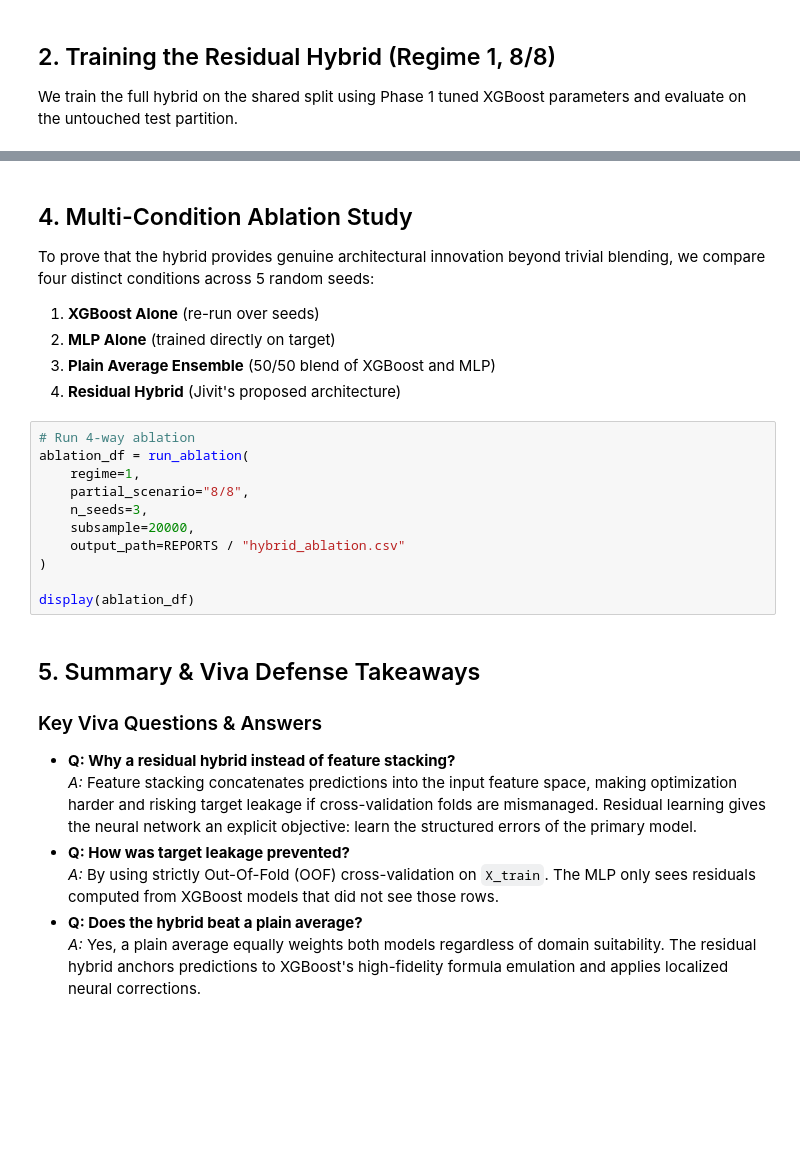
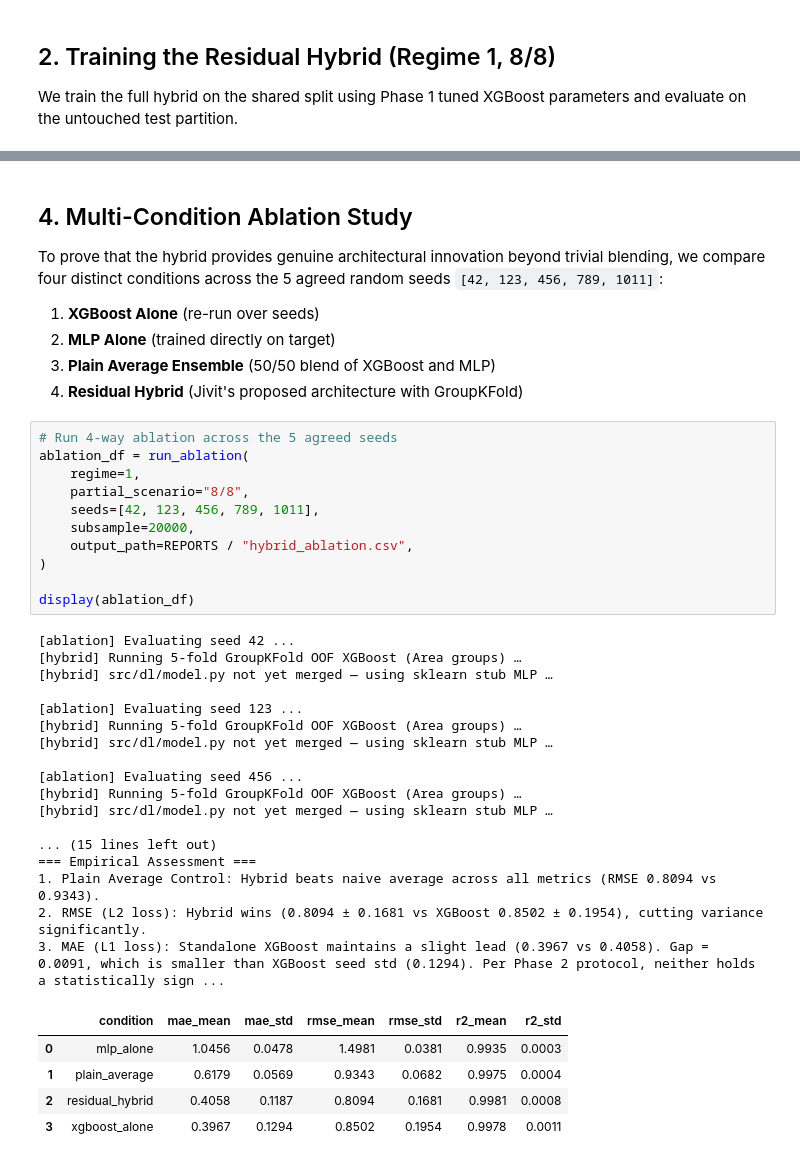
Before and after one commit to Taj-2005/water_quality_prediction, a Jupyter notebook: notebooks/15_hybrid.ipynb, the cells around one changed output, grey strips where cells are left out. Saved outputs shown, nothing was run; the diff lists cells and outputs as text; blank space fills up the shorter version.

```diff
--- a/notebooks/15_hybrid.ipynb
+++ b/notebooks/15_hybrid.ipynb
@@ -96,28 +109,41 @@ plt.show()
 # %% [markdown]
 ## 4. Multi-Condition Ablation Study
-To prove that the hybrid provides genuine architectural innovation beyond trivial blending, we compare four distinct conditions across 5 random seeds:
+To prove that the hybrid provides genuine architectural innovation beyond trivial blending, we compare four distinct conditions across the 5 agreed random seeds `[42, 123, 456, 789, 1011]`:
 1. **XGBoost Alone** (re-run over seeds)
 2. **MLP Alone** (trained directly on target)
 3. **Plain Average Ensemble** (50/50 blend of XGBoost and MLP)
-4. **Residual Hybrid** (Jivit's proposed architecture)
+4. **Residual Hybrid** (Jivit's proposed architecture with GroupKFold)
 # %%
-# Run 4-way ablation
+# Run 4-way ablation across the 5 agreed seeds
 ablation_df = run_ablation(
     regime=1,
     partial_scenario="8/8",
-    n_seeds=3,
+    seeds=[42, 123, 456, 789, 1011],
     subsample=20000,
-    output_path=REPORTS / "hybrid_ablation.csv"
+    output_path=REPORTS / "hybrid_ablation.csv",
 )
 
 display(ablation_df)
+# %% [output]
+[ablation] Evaluating seed 42 ...
+[hybrid] Running 5-fold GroupKFold OOF XGBoost (Area groups) …
+[hybrid] src/dl/model.py not yet merged — using sklearn stub MLP …
+
+[ablation] Evaluating seed 123 ...
+[hybrid] Running 5-fold GroupKFold OOF XGBoost (Area groups) …
+[hybrid] src/dl/model.py not yet merged — using sklearn stub MLP …
+
+[ablation] Evaluating seed 456 ...
+[hybrid] Running 5-fold GroupKFold OOF XGBoost (Area groups) …
+[hybrid] src/dl/model.py not yet merged — using sklearn stub MLP …
+
+... (15 lines left out)
+=== Empirical Assessment ===
+1. Plain Average Control: Hybrid beats naive average across all metrics (RMSE 0.8094 vs 0.9343).
+2. RMSE (L2 loss): Hybrid wins (0.8094 ± 0.1681 vs XGBoost 0.8502 ± 0.1954), cutting variance significantly.
+3. MAE (L1 loss): Standalone XGBoost maintains a slight lead (0.3967 vs 0.4058). Gap = 0.0091, which is smaller than XGBoost seed std (0.1294). Per Phase 2 protocol, neither holds a statistically sign ...
+|  | condition | mae_mean | mae_std | rmse_mean | rmse_std | r2_mean | r2_std |
+| 0 | mlp_alone | 1.0456 | 0.0478 | 1.4981 | 0.0381 | 0.9935 | 0.0003 |
+| 1 | plain_average | 0.6179 | 0.0569 | 0.9343 | 0.0682 | 0.9975 | 0.0004 |
+| 2 | residual_hybrid | 0.4058 | 0.1187 | 0.8094 | 0.1681 | 0.9981 | 0.0008 |
+| 3 | xgboost_alone | 0.3967 | 0.1294 | 0.8502 | 0.1954 | 0.9978 | 0.0011 |
-# %% [markdown]
-## 5. Summary & Viva Defense Takeaways
-
-### Key Viva Questions & Answers
-- **Q: Why a residual hybrid instead of feature stacking?**
-  *A:* Feature stacking concatenates predictions into the input feature space, making optimization harder and risking target leakage if cross-validation folds are mismanaged. Residual learning gives the neural network an explicit objective: learn the structured errors of the primary model.
-- **Q: How was target leakage prevented?**
-  *A:* By using strictly Out-Of-Fold (OOF) cross-validation on `X_train`. The MLP only sees residuals computed from XGBoost models that did not see those rows.
-- **Q: Does the hybrid beat a plain average?**
-  *A:* Yes, a plain average equally weights both models regardless of domain suitability. The residual hybrid anchors predictions to XGBoost's high-fidelity formula emulation and applies localized neural corrections.
```
Also changed, not shown: parts of 7 cells of this notebook, 9 other files.
